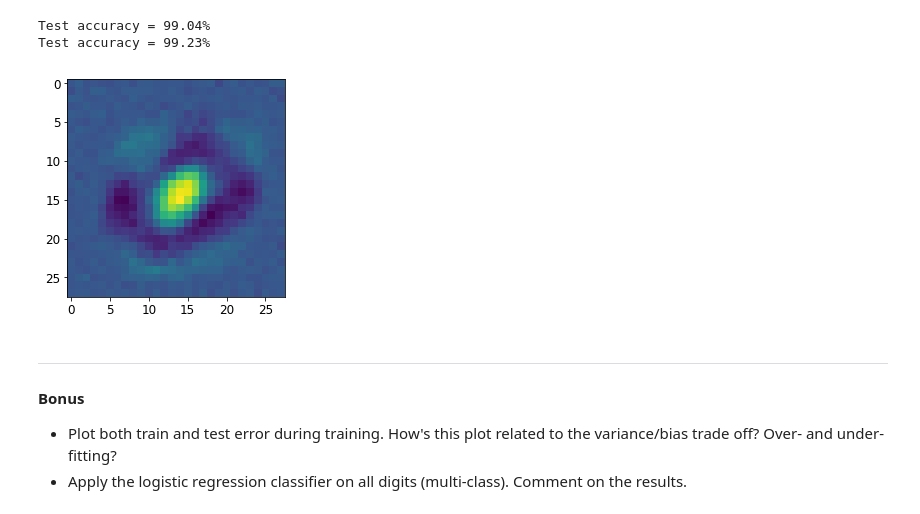
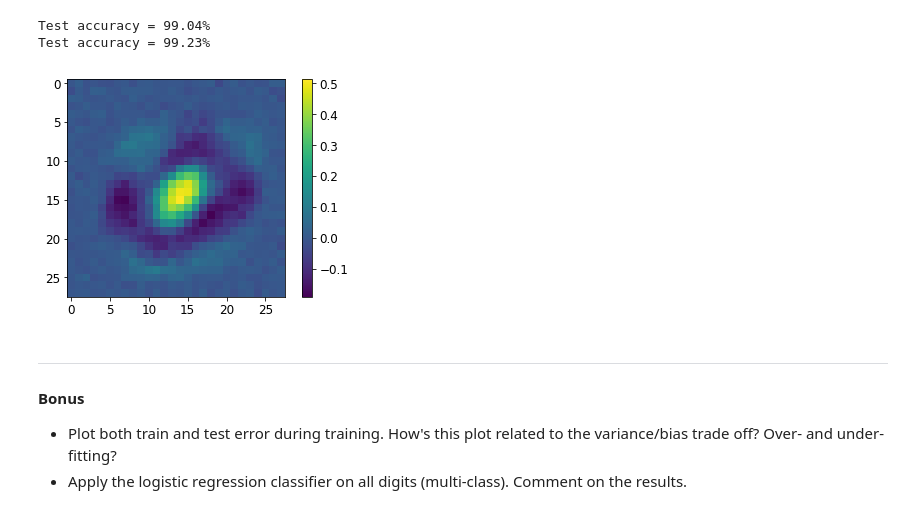
Before and after one commit to adicatana/ml_imaging_tutorials_imperial, a Jupyter notebook: MLI-Tutorial-1.ipynb, the cells around one changed output. Cells and saved outputs as stored; diff of their text form; code cells hidden in the pictures.

```diff
--- a/MLI-Tutorial-1.ipynb
+++ b/MLI-Tutorial-1.ipynb
@@ -386,11 +386,12 @@ Test accuracy = 99.23%
 # %%
 #########################################################################
 # Q: plot trained model params (weights) as an image of size (28x28)
 #########################################################################
 plt.imshow(lr.params.reshape(28,28))
+plt.colorbar()
 plt.show()
 # %% [output]
-[figure, old version]
+[figure, new version]
 # %% [markdown]
 ---
 #### Bonus
```
Also changed, not shown: 2 other files.
